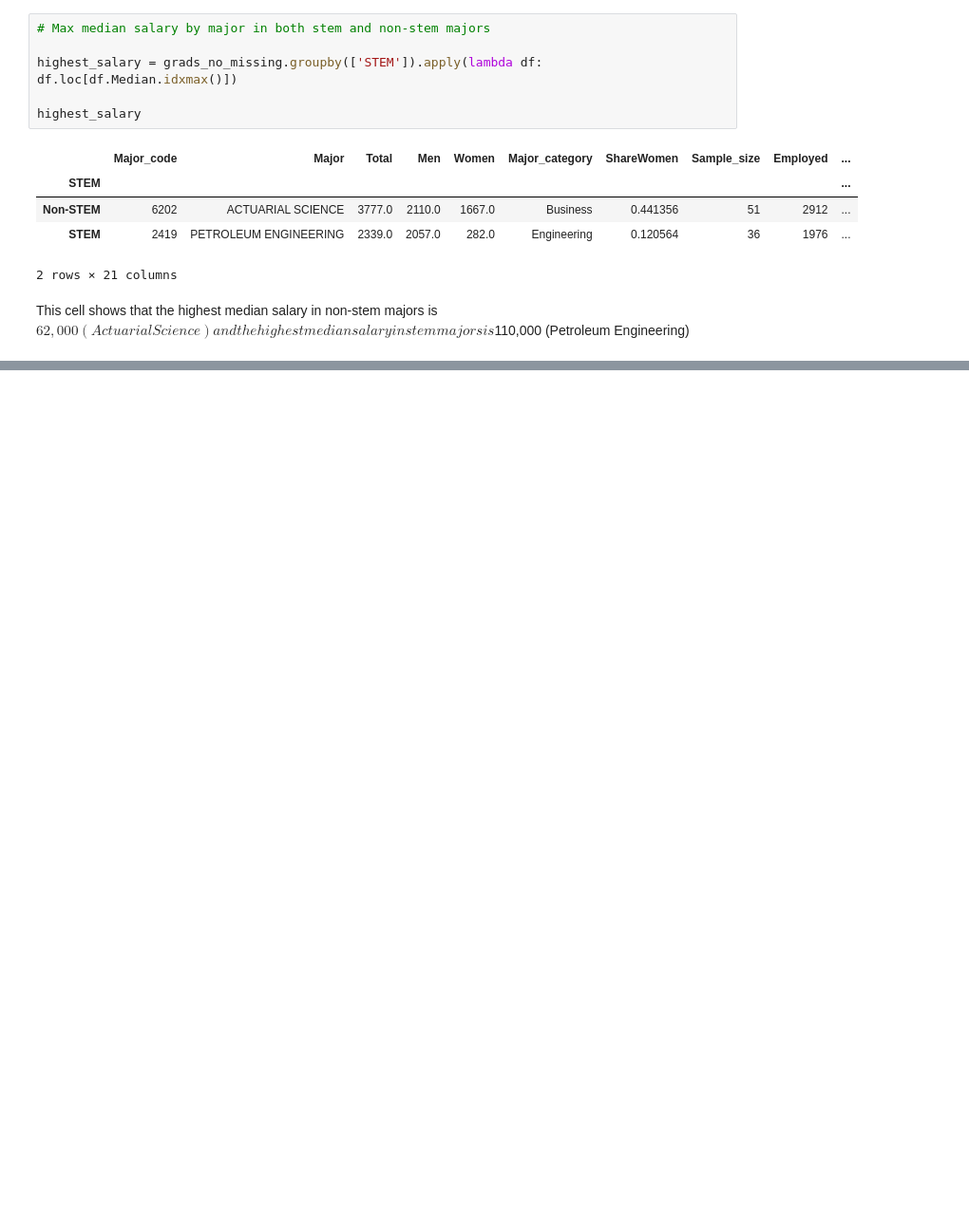
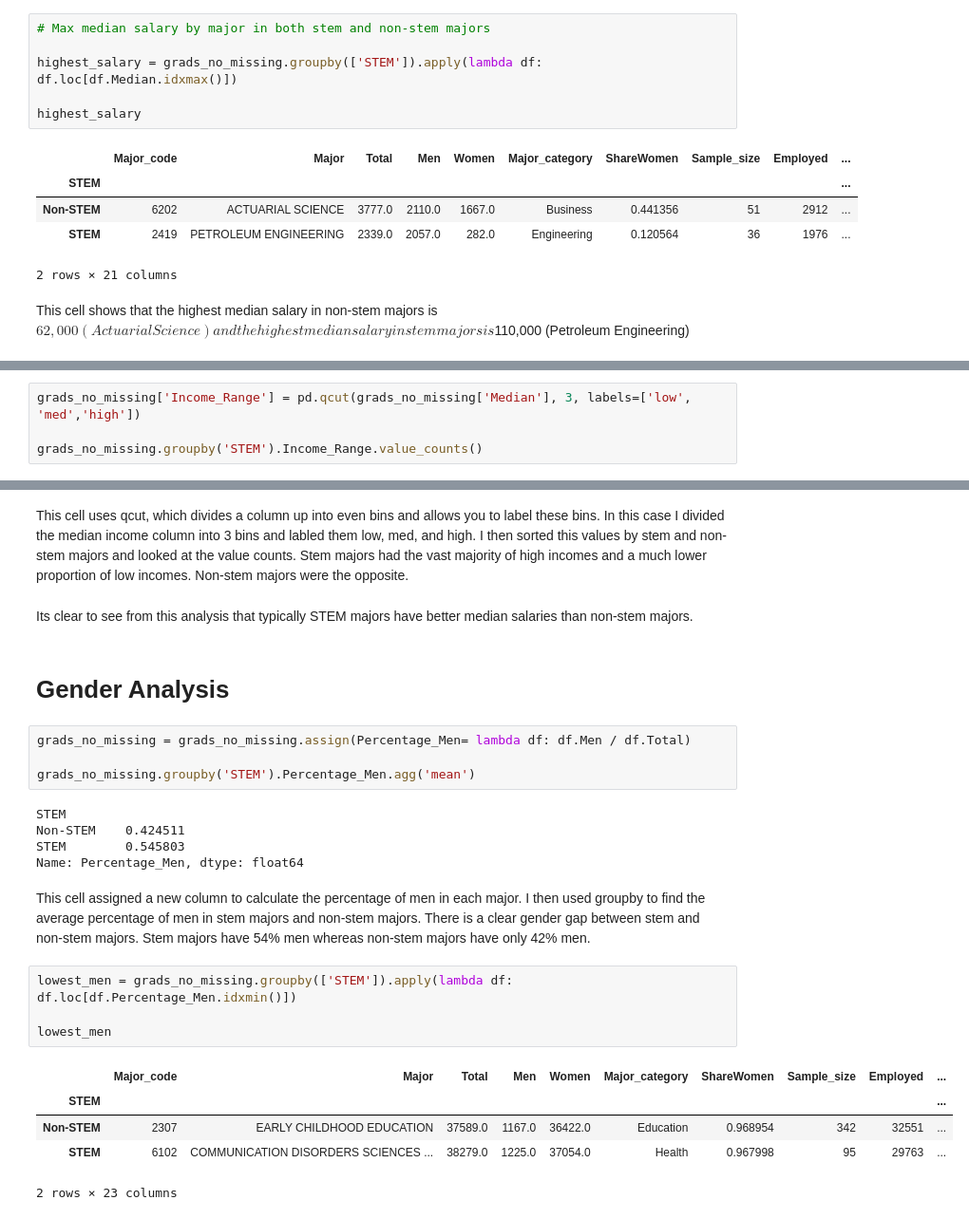
Before and after one commit to Charlie-Rous/data-science-2024F, a Jupyter notebook: unit-2/recent-grads-project/unit-2-project.ipynb, the cells around one changed output, grey strips where cells are left out. Shown at 95% size. Drawn from its saved outputs; the diff is of its cells as text; blank space fills up the shorter version.

Commit message:
Gender and Salary Analysis

```diff
--- a/unit-2/recent-grads-project/unit-2-project.ipynb
+++ b/unit-2/recent-grads-project/unit-2-project.ipynb
@@ -168,0 +206,4 @@ The minimum and median slaries are fairly similar for both stem and non-stem maj
+# %%
+grads_no_missing['Income_Range'] = pd.qcut(grads_no_missing['Median'], 3, labels=['low', 'med','high'])
+
+grads_no_missing.groupby('STEM').Income_Range.value_counts()
@@ -168,0 +219,28 @@ The minimum and median slaries are fairly similar for both stem and non-stem maj
+# %% [markdown]
+
+This cell uses qcut, which divides a column up into even bins and allows you to label these bins. In this case I divided the median income column into 3 bins and labled them low, med, and high. I then sorted this values by stem and non-stem majors and looked at the value counts. Stem majors had the vast majority of high incomes and a much lower proportion of low incomes. Non-stem majors were the opposite.
+# %% [markdown]
+Its clear to see from this analysis that typically STEM majors have better median salaries than non-stem majors.
+# %% [markdown]
+# Gender Analysis
+# %%
+grads_no_missing = grads_no_missing.assign(Percentage_Men= lambda df: df.Men / df.Total)
+
+grads_no_missing.groupby('STEM').Percentage_Men.agg('mean')
+# %% [output]
+STEM
+Non-STEM    0.424511
+STEM        0.545803
+Name: Percentage_Men, dtype: float64
+# %% [markdown]
+This cell assigned a new column to calculate the percentage of men in each major. I then used groupby to find the average percentage of men in stem majors and non-stem majors. There is a clear gender gap between stem and non-stem majors. Stem majors have 54% men whereas non-stem majors have only 42% men.
+# %%
+lowest_men = grads_no_missing.groupby(['STEM']).apply(lambda df: df.loc[df.Percentage_Men.idxmin()])
+
+lowest_men
+# %% [output]
+|  | Major_code | Major | Total | Men | Women | Major_category | ShareWomen | Sample_size | Employed | ... |
+| STEM |  |  |  |  |  |  |  |  |  | ... |
+| Non-STEM | 2307 | EARLY CHILDHOOD EDUCATION | 37589.0 | 1167.0 | 36422.0 | Education | 0.968954 | 342 | 32551 | ... |
+| STEM | 6102 | COMMUNICATION DISORDERS SCIENCES ... | 38279.0 | 1225.0 | 37054.0 | Health | 0.967998 | 95 | 29763 | ... |
+2 rows × 23 columns
```
Also changed, not shown: parts of 19 cells of this notebook.
